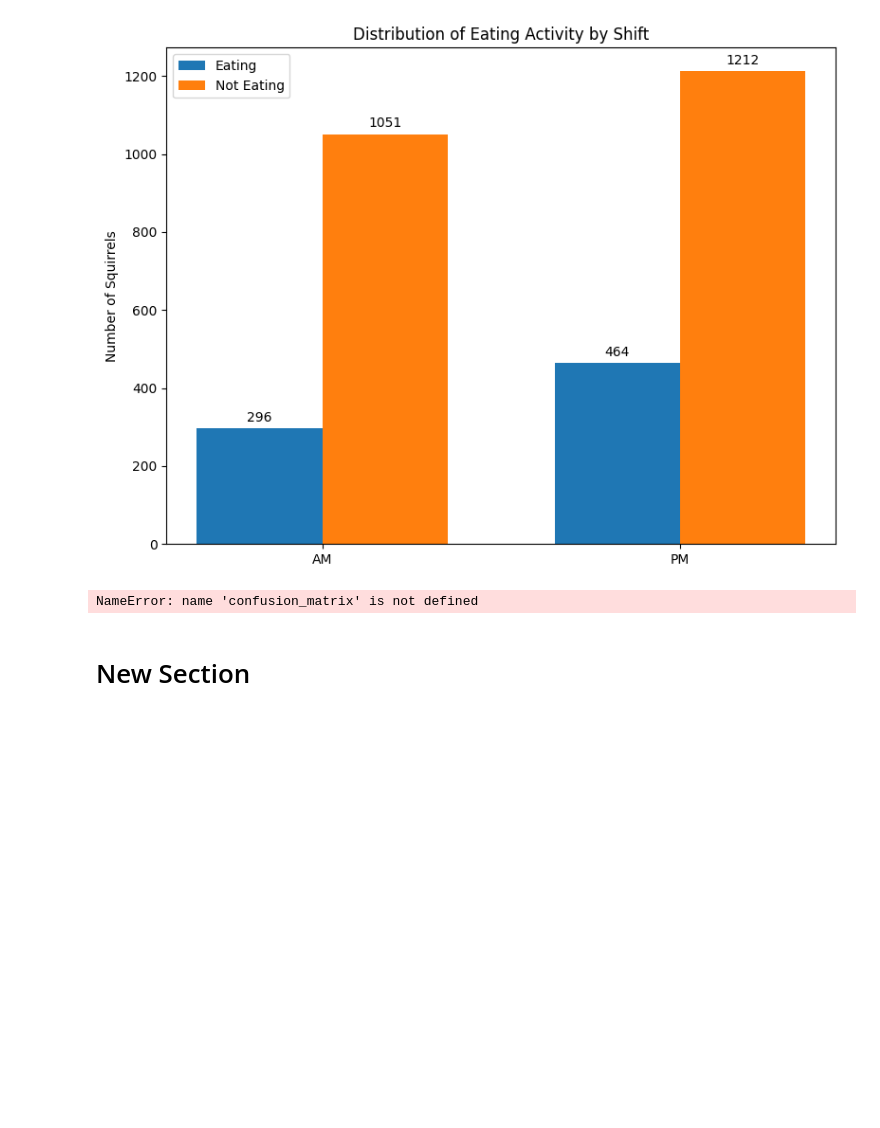
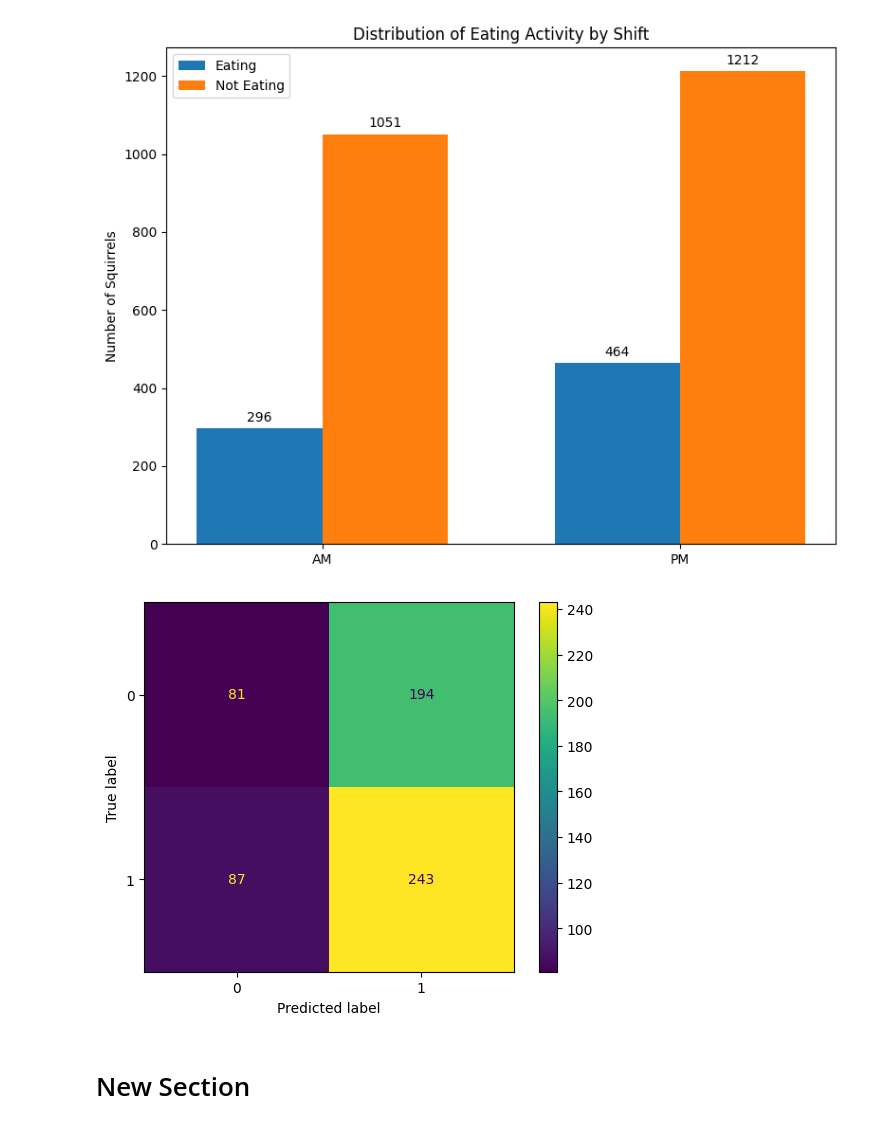
Before and after one commit to remi3333/DSPR_Research_Wildlife, a Jupyter notebook: WildlifeResearch.ipynb, the cells around one changed output. Drawn from its saved outputs; the diff is of its cells as text; code cells hidden in the pictures; blank space fills up the shorter version.

```diff
--- a/WildlifeResearch.ipynb
+++ b/WildlifeResearch.ipynb
@@ -527,40 +568,41 @@ from sklearn.neighbors import KNeighborsClassifier, KNeighborsRegressor
 from sklearn.preprocessing import StandardScaler
 from sklearn import metrics
 from sklearn.model_selection import GridSearchCV
+from sklearn.metrics import confusion_matrix, ConfusionMatrixDisplay
 
-#encoded_df = pd.get_dummies(squirrel_df, columns=['Primary Fur Color'], dtype=int)
+encoded_df = pd.get_dummies(squirrel_df, columns=['Location'], dtype=int)
 
 #print(encoded_df)
 
 inputs = squirrel_df[['Eating','Foraging','Climbing']]
 output = squirrel_df[['Shift']]
 # Encode the string labels in the output variable to numbers
 label_encoder = LabelEncoder()
 encoded_output = label_encoder.fit_transform(output)
 
 # Split the dataset into training and testing sets
 X_train, X_test, y_train, y_test = train_test_split(inputs, encoded_output, test_size=0.2, random_state=42)
 
 # Initialize a KNN Classifier, setting k (here, k = 5)
-model_classifier = KNeighborsClassifier(n_neighbors=5)
+model_classifier = KNeighborsClassifier(n_neighbors=3)
 
 # Train your model on the training dataset
 model_classifier.fit(X_train, y_train)
 
 # Use your trained model to make predictions from the test data inputs
 predictions_classifier = model_classifier.predict(X_test)
 
 
 # Determine the accuracy of your model on the test data
 accuracy_classifier = metrics.accuracy_score(y_test, predictions_classifier)
 
 # Display the confusion matrix based on the test data for your model after fitting on the training data
 cm = confusion_matrix(y_test, predictions_classifier, labels=model_classifier.classes_)
 disp = ConfusionMatrixDisplay(confusion_matrix=cm, display_labels=model_classifier.classes_)
 disp.plot()
 plt.show()
 # %% [output]
-NameError: name 'confusion_matrix' is not defined
+[figure, added]
 # %% [markdown]
 # New Section
 # %%
```
Also changed, not shown: parts of 5 cells of this notebook.
